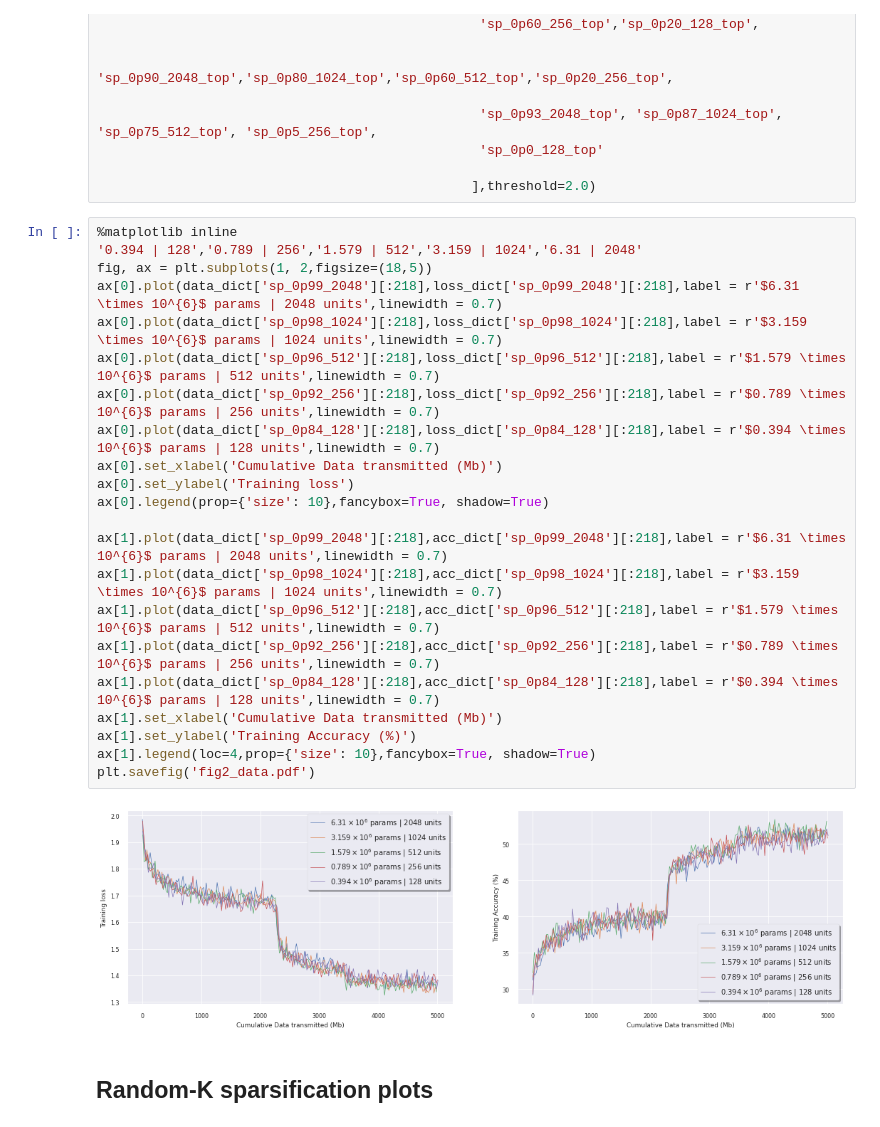
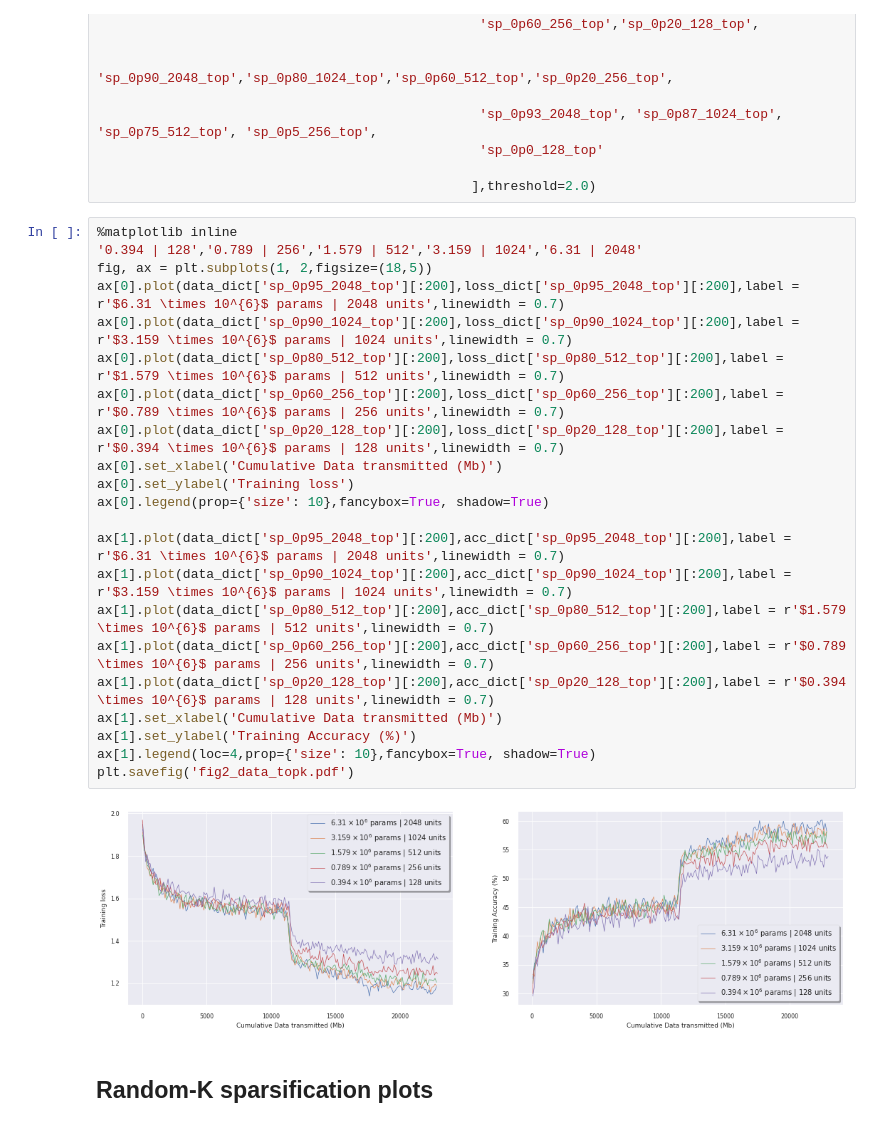
Before and after one commit to arjunarao619/Decent_Opt, a Jupyter notebook: Sparsification_Experiments.ipynb, the cells around one changed output. Drawn from its saved outputs; the diff is of its cells as text.

```diff
--- a/Sparsification_Experiments.ipynb
+++ b/Sparsification_Experiments.ipynb
@@ -366,27 +366,27 @@ loss_dict,acc_dict,data_dict = gather_loss(temp,['sp_0p99_2048', 'sp_0p98_1024'
 # %%
 %matplotlib inline
 '0.394 | 128','0.789 | 256','1.579 | 512','3.159 | 1024','6.31 | 2048'
 fig, ax = plt.subplots(1, 2,figsize=(18,5))
-ax[0].plot(data_dict['sp_0p99_2048'][:218],loss_dict['sp_0p99_2048'][:218],label = r'$6.31 \times 10^{6}$ params | 2048 units',linewidth = 0.7)
-ax[0].plot(data_dict['sp_0p98_1024'][:218],loss_dict['sp_0p98_1024'][:218],label = r'$3.159 \times 10^{6}$ params | 1024 units',linewidth = 0.7)
-ax[0].plot(data_dict['sp_0p96_512'][:218],loss_dict['sp_0p96_512'][:218],label = r'$1.579 \times 10^{6}$ params | 512 units',linewidth = 0.7)
-ax[0].plot(data_dict['sp_0p92_256'][:218],loss_dict['sp_0p92_256'][:218],label = r'$0.789 \times 10^{6}$ params | 256 units',linewidth = 0.7)
-ax[0].plot(data_dict['sp_0p84_128'][:218],loss_dict['sp_0p84_128'][:218],label = r'$0.394 \times 10^{6}$ params | 128 units',linewidth = 0.7)
+ax[0].plot(data_dict['sp_0p95_2048_top'][:200],loss_dict['sp_0p95_2048_top'][:200],label = r'$6.31 \times 10^{6}$ params | 2048 units',linewidth = 0.7)
+ax[0].plot(data_dict['sp_0p90_1024_top'][:200],loss_dict['sp_0p90_1024_top'][:200],label = r'$3.159 \times 10^{6}$ params | 1024 units',linewidth = 0.7)
+ax[0].plot(data_dict['sp_0p80_512_top'][:200],loss_dict['sp_0p80_512_top'][:200],label = r'$1.579 \times 10^{6}$ params | 512 units',linewidth = 0.7)
+ax[0].plot(data_dict['sp_0p60_256_top'][:200],loss_dict['sp_0p60_256_top'][:200],label = r'$0.789 \times 10^{6}$ params | 256 units',linewidth = 0.7)
+ax[0].plot(data_dict['sp_0p20_128_top'][:200],loss_dict['sp_0p20_128_top'][:200],label = r'$0.394 \times 10^{6}$ params | 128 units',linewidth = 0.7)
 ax[0].set_xlabel('Cumulative Data transmitted (Mb)')
 ax[0].set_ylabel('Training loss')
 ax[0].legend(prop={'size': 10},fancybox=True, shadow=True)
 
-ax[1].plot(data_dict['sp_0p99_2048'][:218],acc_dict['sp_0p99_2048'][:218],label = r'$6.31 \times 10^{6}$ params | 2048 units',linewidth = 0.7)
-ax[1].plot(data_dict['sp_0p98_1024'][:218],acc_dict['sp_0p98_1024'][:218],label = r'$3.159 \times 10^{6}$ params | 1024 units',linewidth = 0.7)
-ax[1].plot(data_dict['sp_0p96_512'][:218],acc_dict['sp_0p96_512'][:218],label = r'$1.579 \times 10^{6}$ params | 512 units',linewidth = 0.7)
-ax[1].plot(data_dict['sp_0p92_256'][:218],acc_dict['sp_0p92_256'][:218],label = r'$0.789 \times 10^{6}$ params | 256 units',linewidth = 0.7)
-ax[1].plot(data_dict['sp_0p84_128'][:218],acc_dict['sp_0p84_128'][:218],label = r'$0.394 \times 10^{6}$ params | 128 units',linewidth = 0.7)
+ax[1].plot(data_dict['sp_0p95_2048_top'][:200],acc_dict['sp_0p95_2048_top'][:200],label = r'$6.31 \times 10^{6}$ params | 2048 units',linewidth = 0.7)
+ax[1].plot(data_dict['sp_0p90_1024_top'][:200],acc_dict['sp_0p90_1024_top'][:200],label = r'$3.159 \times 10^{6}$ params | 1024 units',linewidth = 0.7)
+ax[1].plot(data_dict['sp_0p80_512_top'][:200],acc_dict['sp_0p80_512_top'][:200],label = r'$1.579 \times 10^{6}$ params | 512 units',linewidth = 0.7)
+ax[1].plot(data_dict['sp_0p60_256_top'][:200],acc_dict['sp_0p60_256_top'][:200],label = r'$0.789 \times 10^{6}$ params | 256 units',linewidth = 0.7)
+ax[1].plot(data_dict['sp_0p20_128_top'][:200],acc_dict['sp_0p20_128_top'][:200],label = r'$0.394 \times 10^{6}$ params | 128 units',linewidth = 0.7)
 ax[1].set_xlabel('Cumulative Data transmitted (Mb)')
 ax[1].set_ylabel('Training Accuracy (%)')
 ax[1].legend(loc=4,prop={'size': 10},fancybox=True, shadow=True)
-plt.savefig('fig2_data.pdf')
+plt.savefig('fig2_data_topk.pdf')
 # %% [output]
-[figure, old version]
+[figure, new version]
 # %% [markdown]
 ## Random-K sparsification plots
 # %%
```
Also changed, not shown: parts of 3 cells of this notebook, 5 other files.
